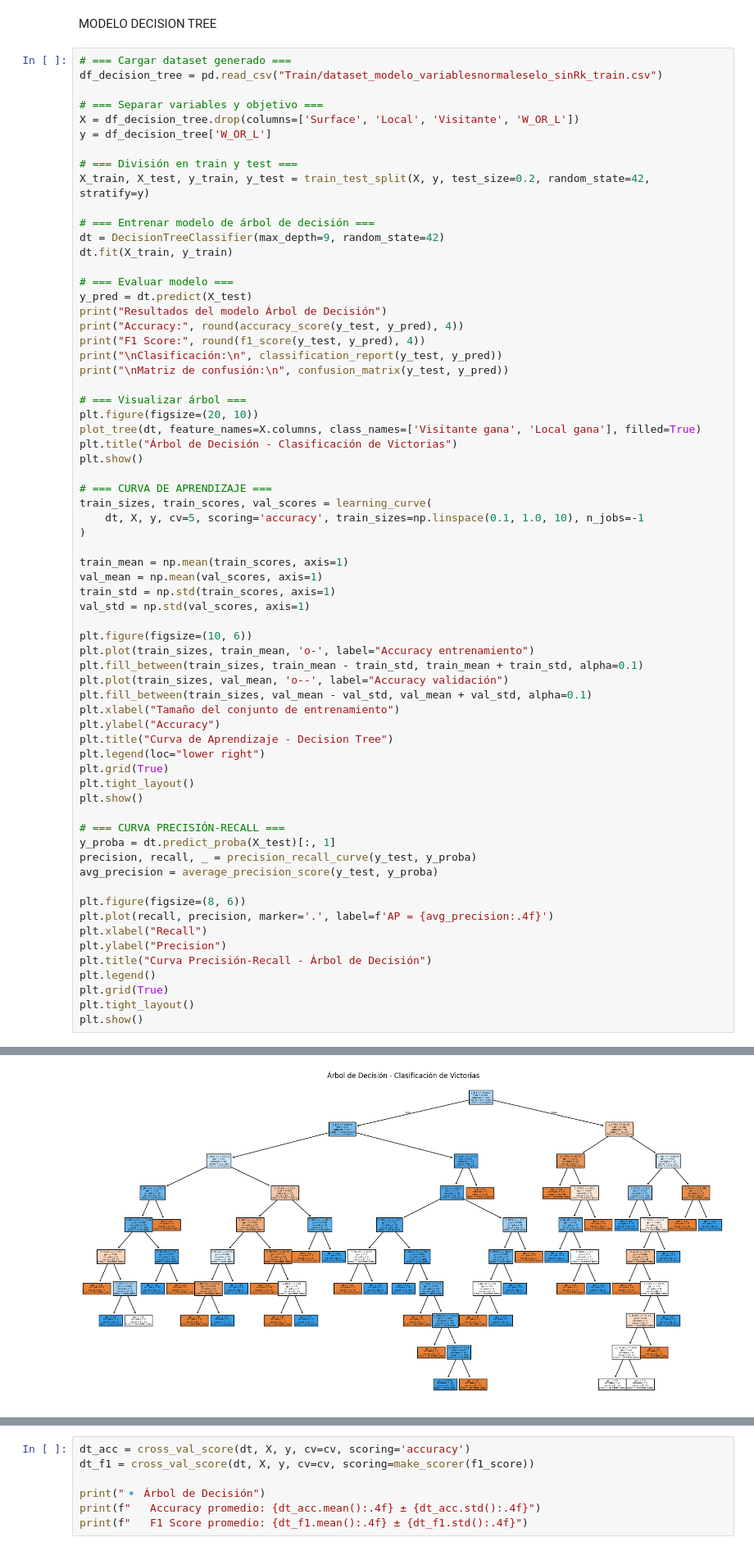
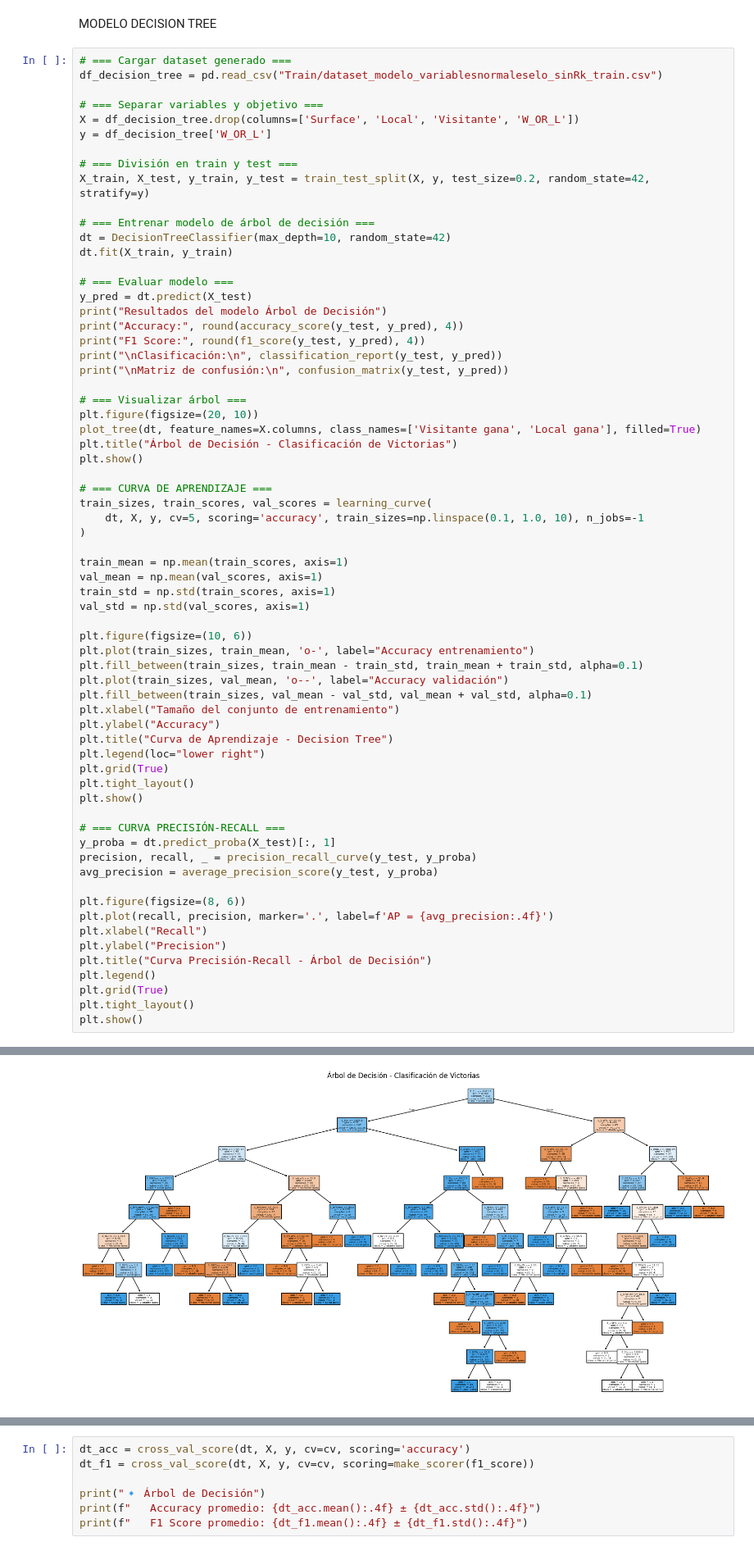
Before and after one commit to joseluis031/TFG_Tennis, a Jupyter notebook: copia2.ipynb, the cells around one changed output, grey strips where cells are left out. Shown at 82% size. Drawn from its saved outputs; the diff is of its cells as text.

```diff
--- a/copia2.ipynb
+++ b/copia2.ipynb
@@ -210,7 +210,7 @@ y = df_decision_tree['W_OR_L']
 X_train, X_test, y_train, y_test = train_test_split(X, y, test_size=0.2, random_state=42, stratify=y)
 
 # === Entrenar modelo de árbol de decisión ===
-dt = DecisionTreeClassifier(max_depth=9, random_state=42)
+dt = DecisionTreeClassifier(max_depth=10, random_state=42)
 dt.fit(X_train, y_train)
 
 # === Evaluar modelo ===
@@ -286 +286 @@ Matriz de confusión:
-[figure, old version]
+[figure, new version]
```
Also changed, not shown: parts of 4 cells of this notebook, 2 other files.
